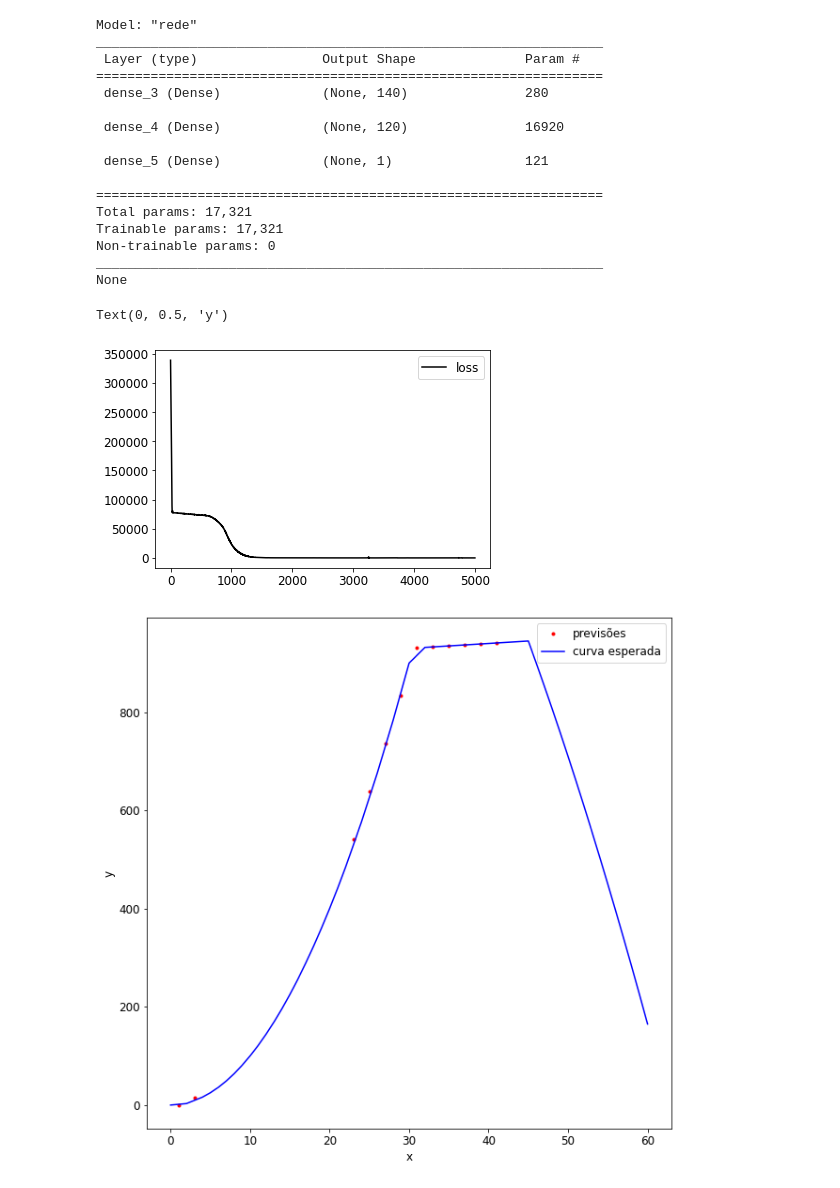
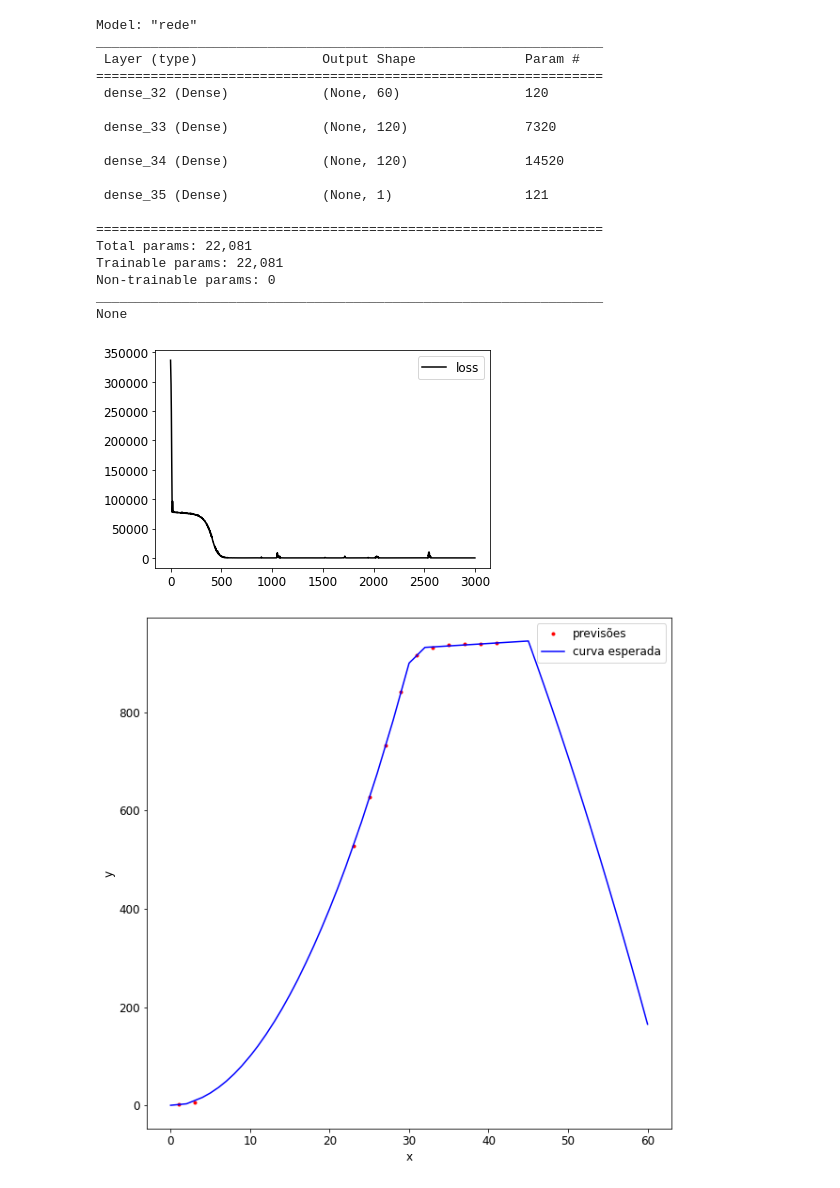
Before and after one commit to VitorRodgs/RNA, a Jupyter notebook: Rna.ipynb, the cells around one changed output. Cells and saved outputs as stored; diff of their text form; code cells hidden in the pictures.

```diff
--- a/Rna.ipynb
+++ b/Rna.ipynb
@@ -15,44 +15,50 @@ x_test = np.array([1.0, 3.0, 23.0, 25.0, 27.0, 29.0, 31.0, 33.0, 35.0, 37.0, 39.
 y_test = np.array([1.0, 9.0, 529.0, 625.0, 729.0, 841.0, 931.0, 933.0, 935.0, 937.0, 939.0, 941.0], dtype=float)
 
 model = tf.keras.Sequential(name='rede')
-model.add(tf.keras.layers.Dense(140,input_dim=1, use_bias=1, activation='relu'))
+model.add(tf.keras.layers.Dense(60,input_dim=1, activation='relu'))
+model.add(tf.keras.layers.Dense(120, activation='relu'))
 model.add(tf.keras.layers.Dense(120, activation='relu'))
 model.add(tf.keras.layers.Dense(1, activation='linear'))
 
 opt=tf.keras.optimizers.Adam(learning_rate=0.002)
 model.compile(optimizer=opt, loss='mean_squared_error')
 print(model.summary())
-history = model.fit(x_train, y_train, epochs = 5000, verbose=0)
+history = model.fit(x_train, y_train, epochs = 3000, verbose=0)
 
 plt.rcParams.update({'font.size':12})
 plt.figure()
 plt.plot(history.history['loss'],'k')
 plt.legend(['loss'])
 
 y_pred=model.predict(x_test)
 
 plt.figure(figsize=(10, 10))
 plt.plot(x_test, y_pred, 'r.')
 plt.plot(x_train, y_train, 'b-')
 plt.legend(['previsões', 'curva esperada'])
 plt.xlabel('x');plt.ylabel('y')
+
+import h5py
+#salva a rede
+model.save("rede_neural.h5")
 # %% [output]
 Model: "rede"
 _________________________________________________________________
  Layer (type)                Output Shape              Param #
 =================================================================
- dense_3 (Dense)             (None, 140)               280
+ dense_32 (Dense)            (None, 60)                120
 
- dense_4 (Dense)             (None, 120)               16920
+ dense_33 (Dense)            (None, 120)               7320
 
- dense_5 (Dense)             (None, 1)                 121
+ dense_34 (Dense)            (None, 120)               14520
+
+ dense_35 (Dense)            (None, 1)                 121
 
 =================================================================
-Total params: 17,321
-Trainable params: 17,321
+Total params: 22,081
+Trainable params: 22,081
 Non-trainable params: 0
 _________________________________________________________________
 None
-Text(0, 0.5, 'y')
-[figure, old version]
+[figure, new version]
-[figure, old version]
+[figure, new version]
```
Also changed, not shown: parts of 1 cell of this notebook.
